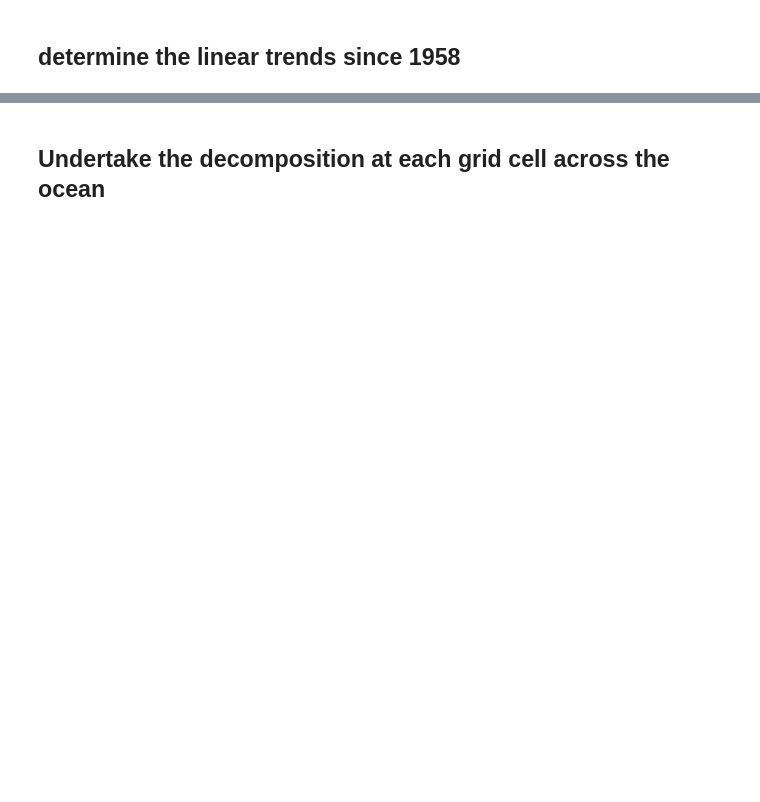
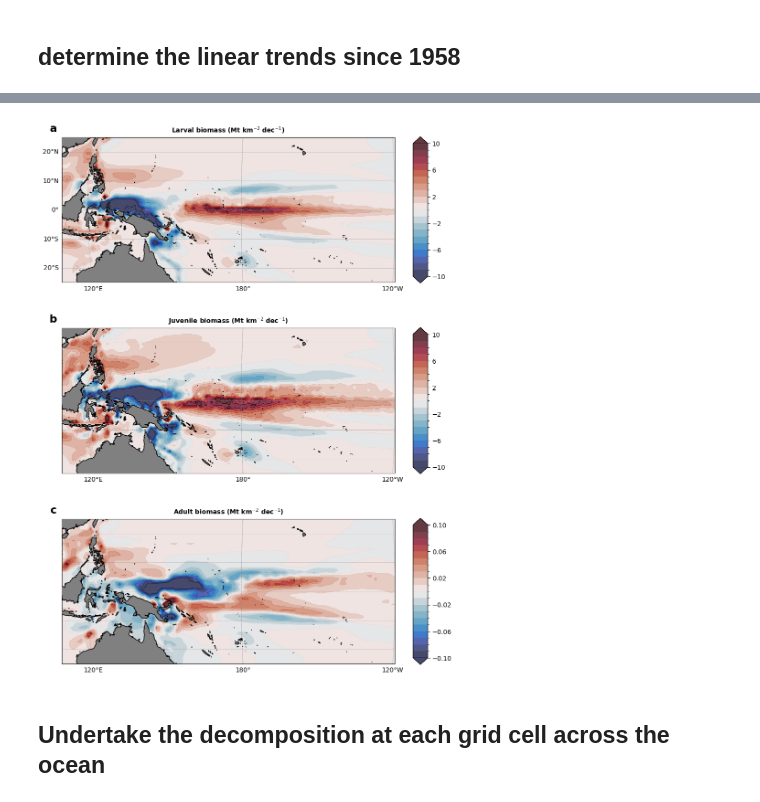
Before and after one commit to pearseb/Skipjack_SPC_paper, a Jupyter notebook: decomposition.ipynb, the cells around one changed output, grey strips where cells are left out. Cells and saved outputs as stored; diff of their text form; code cells hidden in the pictures; blank space fills up the shorter version.

```diff
--- a/decomposition.ipynb
+++ b/decomposition.ipynb
@@ -409,0 +464,8 @@ Wall time: 4.23 s
+# %%
+%%time
+
+dates = larvae.coords['time']
+
+larvae_trend = larvae_trend.sel(time=dates[-1]) - larvae_trend.sel(time=dates[0]) / len(dates) * 12 * 10
+juvenile_trend = juvenile_trend.sel(time=dates[-1]) - juvenile_trend.sel(time=dates[0]) / len(dates) * 12 * 10
+adult_trend = adult_trend.sel(time=dates[-1]) - adult_trend.sel(time=dates[0]) / len(dates) * 12 * 10
@@ -685,2 +750,75 @@ Wall time: 38.7 s
 # %%
 fig.savefig("pearse_GAMs/figures/SEAPODYM_inputs_linear_trends.png", dpi=300)
+# %%
+%%time
+
+fslab = 15
+fstic = 13
+
+import matplotlib.lines as mlines
+from cartopy.util import add_cyclic_point
+
+proj = ccrs.Robinson(central_longitude=205)
+
+colmap1 = lighten(cmo.balance, 0.8) #larvae
+colmap2 = lighten(cmo.balance, 0.8) #juveniles
+colmap3 = lighten(cmo.balance, 0.8) #adults
+
+levs1 = np.arange(-10,11,1)
+levs2 = np.arange(-10,11,1)
+levs3 = np.arange(-10,11,1)*0.01
+
+norm1 = mcolors.BoundaryNorm(levs1, ncolors=256)
+norm2 = mcolors.BoundaryNorm(levs2, ncolors=256)
+norm3 = mcolors.BoundaryNorm(levs3, ncolors=256)
+
+
+fig = plt.figure(figsize=(10,16))
+gs = GridSpec(3, 1)
+
+ax1 = plt.subplot(gs[0,0], projection=proj)
+ax2 = plt.subplot(gs[1,0], projection=proj)
+ax3 = plt.subplot(gs[2,0], projection=proj)
+
+p1 = ax1.contourf(lons, lats, larvae_trend, transform=ccrs.PlateCarree(), cmap=colmap1, norm=norm1, levels=levs1, extend='both')
+p2 = ax2.contourf(lons, lats, juvenile_trend, transform=ccrs.PlateCarree(), cmap=colmap2, norm=norm2, levels=levs2, extend='both')
+p3 = ax3.contourf(lons, lats, adult_trend, transform=ccrs.PlateCarree(), cmap=colmap3, norm=norm3, levels=levs3, extend='both')
+
+ax1.add_feature(cfeature.LAND, color='grey', zorder=3)
+ax1.add_feature(cfeature.COASTLINE, color='k', zorder=4)
+ax2.add_feature(cfeature.LAND, color='grey', zorder=3)
+ax2.add_feature(cfeature.COASTLINE, color='k', zorder=4)
+ax3.add_feature(cfeature.LAND, color='grey', zorder=3)
+ax3.add_feature(cfeature.COASTLINE, color='k', zorder=4)
+
+xx = 0.5; yy = 1.05
+plt.text(xx,yy, 'Larval biomass (Mt km$^{-2}$ dec$^{-1}$)', ha='center', va='center', fontweight='bold', transform=ax1.transAxes)
+plt.text(xx,yy, 'Juvenile biomass (Mt km$^{-2}$ dec$^{-1}$)', ha='center', va='center', fontweight='bold', transform=ax2.transAxes)
+plt.text(xx,yy, 'Adult biomass (Mt km$^{-2}$ dec$^{-1}$)', ha='center', va='center', fontweight='bold', transform=ax3.transAxes)
+
+xx = -0.025
+yy = 1.06
+plt.text(xx,yy, 'a', fontweight='bold', fontsize=fslab+2, ha='center', va='center', transform=ax1.transAxes)
+plt.text(xx,yy, 'b', fontweight='bold', fontsize=fslab+2, ha='center', va='center', transform=ax2.transAxes)
+plt.text(xx,yy, 'c', fontweight='bold', fontsize=fslab+2, ha='center', va='center', transform=ax3.transAxes)
+
+from cartopy.mpl.gridliner import LONGITUDE_FORMATTER, LATITUDE_FORMATTER
+
+gl1 = ax1.gridlines(crs=ccrs.PlateCarree(), draw_labels=True, linewidth=0.5, color='gray', alpha=0.6, linestyle='--')
+gl2 = ax2.gridlines(crs=ccrs.PlateCarree(), draw_labels=True, linewidth=0.5, color='gray', alpha=0.6, linestyle='--')
+gl3 = ax3.gridlines(crs=ccrs.PlateCarree(), draw_labels=True, linewidth=0.5, color='gray', alpha=0.6, linestyle='--')
+
+gl1.top_labels = False; gl1.right_labels = False
+gl2.top_labels = False; gl2.right_labels = False; gl2.left_labels = False
+gl3.top_labels = False; gl3.right_labels = False; gl3.left_labels = False
+
+ax1.set_extent([110, 240, -25, 25], crs=ccrs.PlateCarree())
+ax2.set_extent([110, 240, -25, 25], crs=ccrs.PlateCarree())
+ax3.set_extent([110, 240, -25, 25], crs=ccrs.PlateCarree())
+
+plt.subplots_adjust(wspace=0.15, hspace=0.05, left=0.1, right=0.9)
+
+cbar1 = plt.colorbar(p1, ax=ax1, orientation='vertical', ticks=levs1[::4], fraction=0.04, aspect=10)
+cbar2 = plt.colorbar(p2, ax=ax2, orientation='vertical', ticks=levs2[::4], fraction=0.04, aspect=10)
+cbar3 = plt.colorbar(p3, ax=ax3, orientation='vertical', ticks=levs3[::4], fraction=0.04, aspect=10)
+# %% [output]
@@ -686,0 +827 @@ fig.savefig("pearse_GAMs/figures/SEAPODYM_inputs_linear_trends.png", dpi=300)
+[figure, added]
```
Also changed, not shown: parts of 16 cells of this notebook, 11 other files.
